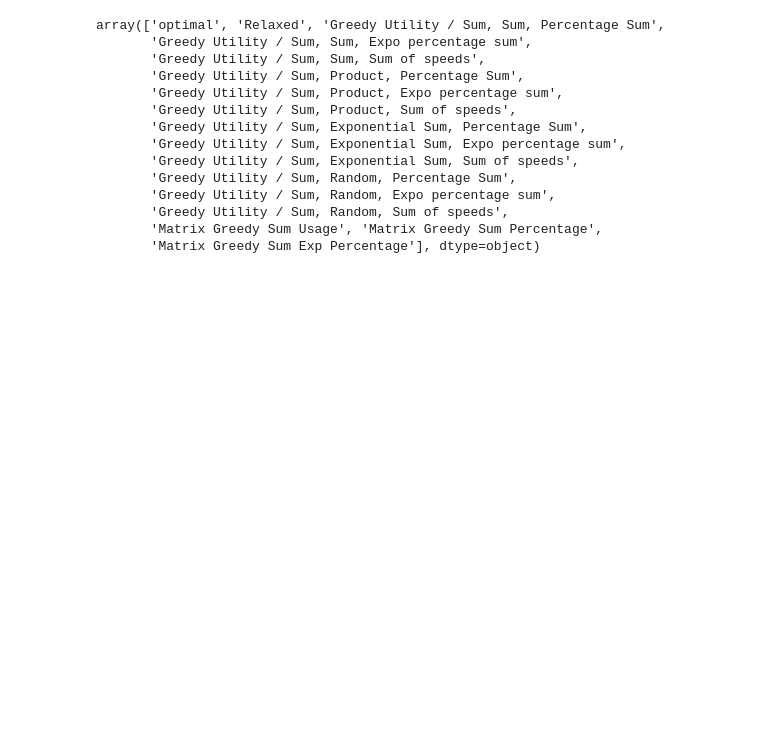
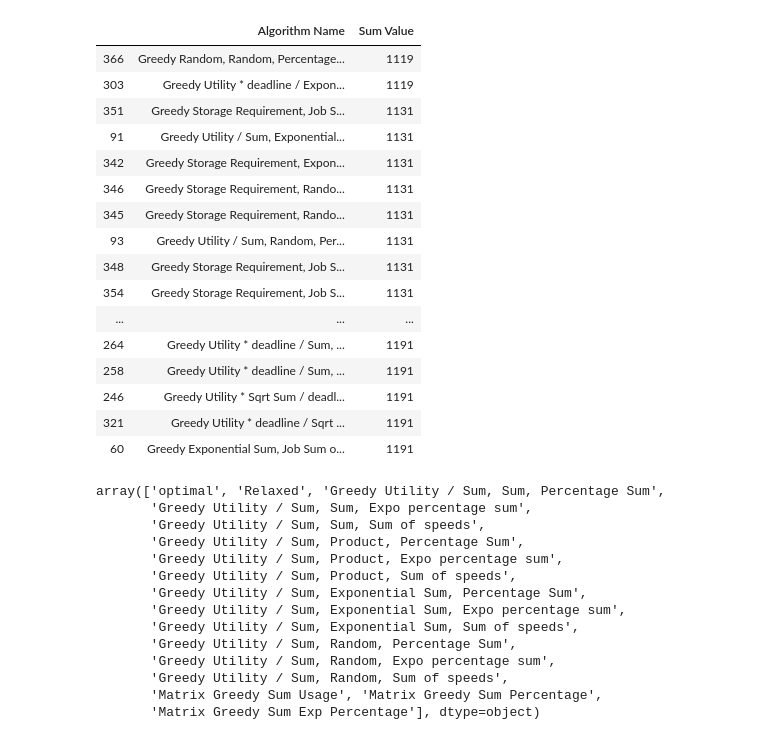
Before and after one commit to pseudo-rnd-thoughts/Elastic-Resource-Allocation, a Jupyter notebook: testing/analysis/greedy_analysis.ipynb, the cells around one changed output. Saved outputs shown, nothing was run; the diff lists cells and outputs as text; code cells hidden in the pictures; blank space fills up the shorter version.

```diff
--- a/testing/analysis/greedy_analysis.ipynb
+++ b/testing/analysis/greedy_analysis.ipynb
@@ -72,6 +75,26 @@ for encoded_filename in encoded_filenames:
 
 df = pd.DataFrame(data, columns=['Pos', 'Model Name', 'Algorithm Name', 'Sum Value', 'Percentage Jobs',
                                  'Solve Time', 'Best Sum Value', 'Best Percentage Jobs'])
+# %%
+df.sort_values(by=['Sum Value'])[['Algorithm Name', 'Sum Value']].tail(50)
+# %% [output]
+|  | Algorithm Name | Sum Value |
+| 366 | Greedy Random, Random, Percentage... | 1119 |
+| 303 | Greedy Utility * deadline / Expon... | 1119 |
+| 351 | Greedy Storage Requirement, Job S... | 1131 |
+| 91 | Greedy Utility / Sum, Exponential... | 1131 |
+| 342 | Greedy Storage Requirement, Expon... | 1131 |
+| 346 | Greedy Storage Requirement, Rando... | 1131 |
+| 345 | Greedy Storage Requirement, Rando... | 1131 |
+| 93 | Greedy Utility / Sum, Random, Per... | 1131 |
+| 348 | Greedy Storage Requirement, Job S... | 1131 |
+| 354 | Greedy Storage Requirement, Job S... | 1131 |
+| ... | ... | ... |
+| 264 | Greedy Utility * deadline / Sum, ... | 1191 |
+| 258 | Greedy Utility * deadline / Sum, ... | 1191 |
+| 246 | Greedy Utility * Sqrt Sum / deadl... | 1191 |
+| 321 | Greedy Utility * deadline / Sqrt ... | 1191 |
+| 60 | Greedy Exponential Sum, Job Sum o... | 1191 |
 # %%
 df = df.loc[~((df['Algorithm Name'].str.contains('Greedy Utility * deadline / Sum', regex=False)) |
               (df['Algorithm Name'].str.contains('Greedy Utility / Sqrt Sum', regex=False)) |
```
Also changed, not shown: parts of 4 cells of this notebook, 53 other files.
